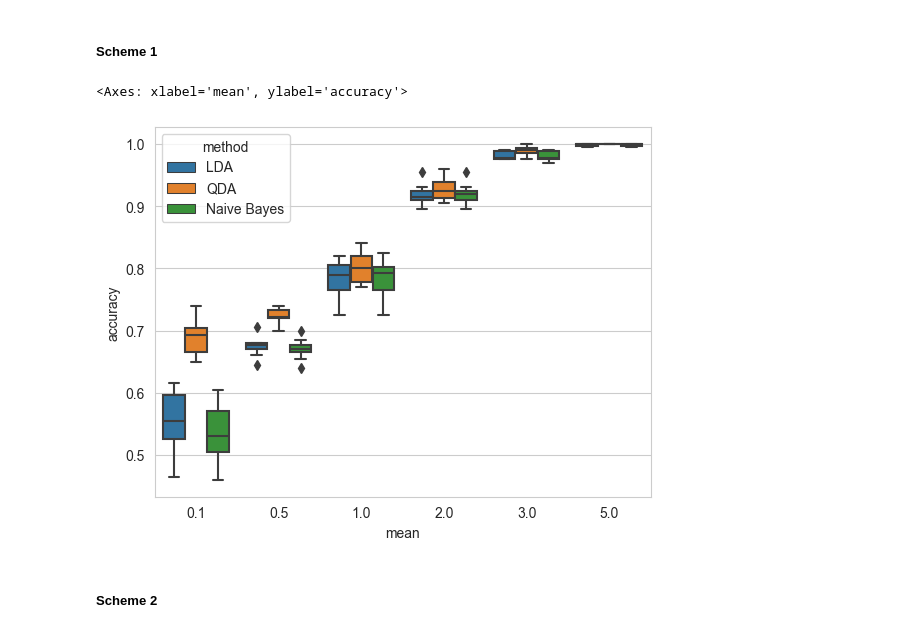
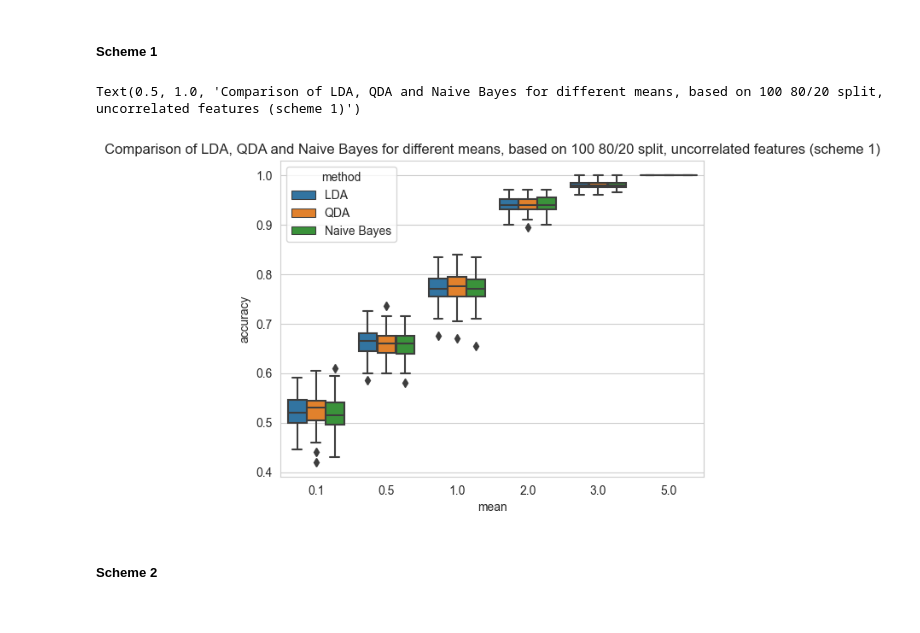
Before and after one commit to nizwant/adv_ml_labs, a Jupyter notebook: adv_ml.ipynb, the cells around one changed output. Cells and saved outputs as stored; diff of their text form; code cells hidden in the pictures.

Commit message:
generating plots

```diff
--- a/adv_ml.ipynb
+++ b/adv_ml.ipynb
@@ -334,7 +335,7 @@ def calculate_accuracy(df, split_ratio, method, random_state):
 # %%
 def compare_methods(a, ro, repetitions, methods):
 
-    data_frame = pd.DataFrame(columns=['mean', 'method', 'accuracy'])
+    data_frame = pd.DataFrame(columns=['mean', 'method', 'accuracy', 'covariance'])
     for mean in a:
         for cov in ro:
             df = generate_data(mean, cov)
@@ -342,7 +343,7 @@ def compare_methods(a, ro, repetitions, methods):
                 random_state = np.random.randint(0, 100000)
                 for method in methods:
                         accuracy = calculate_accuracy(df, 0.8, methods[method], random_state)
-                        data_frame.loc[len(data_frame.index)] = [mean, method, accuracy]
+                        data_frame.loc[len(data_frame.index)] = [mean, method, accuracy, cov]
     return data_frame
 # %% [markdown]
 ### Comparing methods with different mean
@@ -350,16 +351,17 @@ def compare_methods(a, ro, repetitions, methods):
 ##### Scheme 1
 # %%
 # parameters
-ro = [0.5]
+ro = [0]
 a = [0.1, 0.5, 1, 2, 3, 5]
 methods = {'LDA': LDA(), 'QDA': QDA(), 'Naive Bayes': NB()}
-repetitions = 10
+repetitions = 100
 
 data_frame = compare_methods(a, ro, repetitions, methods)
 sns.set_style("whitegrid")
 sns.boxplot(x = 'mean', y = 'accuracy', data = data_frame, hue='method')
+plt.title('Comparison of LDA, QDA and Naive Bayes for different means, based on 100 80/20 split, uncorrelated features (scheme 1)')
 # %% [output]
-<Axes: xlabel='mean', ylabel='accuracy'>
+Text(0.5, 1.0, 'Comparison of LDA, QDA and Naive Bayes for different means, based on 100 80/20 split, uncorrelated features (scheme 1)')
-[figure, old version]
+[figure, new version]
 # %% [markdown]
 ##### Scheme 2
```
Also changed, not shown: parts of 7 cells of this notebook.
